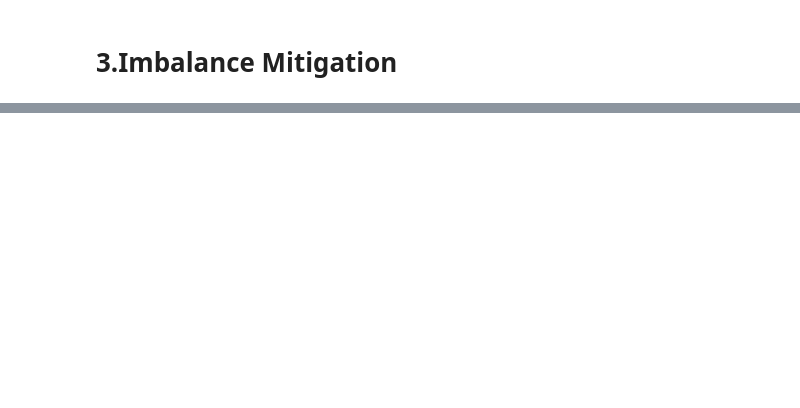
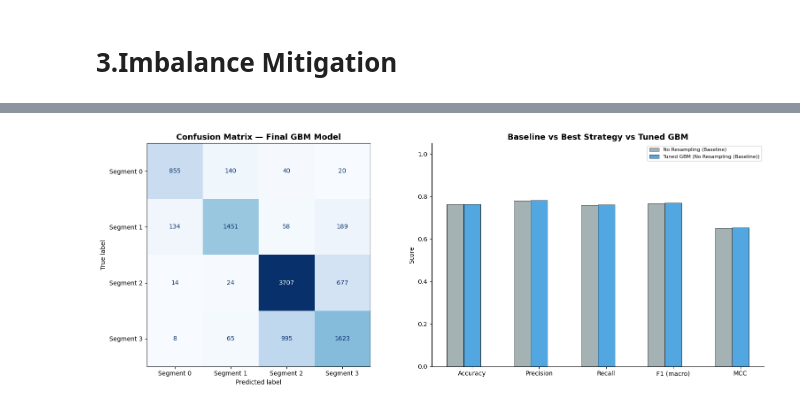
Before and after one commit to AlvarodelaHerran/Adv_ML, a Jupyter notebook: GradientBoosting/GradientBoosting.ipynb, the cells around one changed output, grey strips where cells are left out. Cells and saved outputs as stored; diff of their text form; code cells hidden in the pictures; blank space fills up the shorter version.

```diff
--- a/GradientBoosting/GradientBoosting.ipynb
+++ b/GradientBoosting/GradientBoosting.ipynb
@@ -185,0 +485,47 @@ KeyboardInterrupt:
+# %%
+fig, axes = plt.subplots(1, 2, figsize=(16, 6))
+
+# Confusion matrix
+disp = ConfusionMatrixDisplay.from_predictions(
+    y_test, y_pred_final,
+    display_labels=[class_labels[i] for i in range(4)],
+    colorbar=False,
+    ax=axes[0],
+    cmap='Blues'
+)
+axes[0].set_title('Confusion Matrix — Final GBM Model', fontsize=13, fontweight='bold')
+
+# Compare baseline vs tuned
+compare_df = results_df[results_df['Strategy'].isin(['No Resampling (Baseline)', best_strategy_name])].copy()
+tuned_row = pd.DataFrame([{
+    'Strategy': f'Tuned GBM ({best_strategy_name})',
+    'Accuracy': round(acc, 4),
+    'Precision': round(prec, 4),
+    'Recall': round(rec, 4),
+    'F1 (macro)': round(f1, 4),
+    'MCC': round(mcc, 4)
+}])
+compare_df = pd.concat([compare_df, tuned_row], ignore_index=True)
+
+metrics_to_bar = ['Accuracy', 'Precision', 'Recall', 'F1 (macro)', 'MCC']
+x = np.arange(len(metrics_to_bar))
+width = 0.25
+bar_colors = ['#95a5a6', '#3498db', '#e74c3c']
+
+for i, (_, row) in enumerate(compare_df.iterrows()):
+    vals = [row[m] for m in metrics_to_bar]
+    bars = axes[1].bar(x + i*width, vals, width, label=row['Strategy'], color=bar_colors[i], alpha=0.85, edgecolor='black', linewidth=0.6)
+
+axes[1].set_xticks(x + width)
+axes[1].set_xticklabels(metrics_to_bar)
+axes[1].set_title('Baseline vs Best Strategy vs Tuned GBM', fontsize=13, fontweight='bold')
+axes[1].set_ylabel('Score')
+axes[1].set_ylim(0, 1.05)
+axes[1].legend(fontsize=8)
+axes[1].spines['top'].set_visible(False)
+axes[1].spines['right'].set_visible(False)
+
+plt.tight_layout()
+plt.show()
+# %% [output]
+[figure, added]
```
Also changed, not shown: parts of 17 cells of this notebook, 1 other file.
